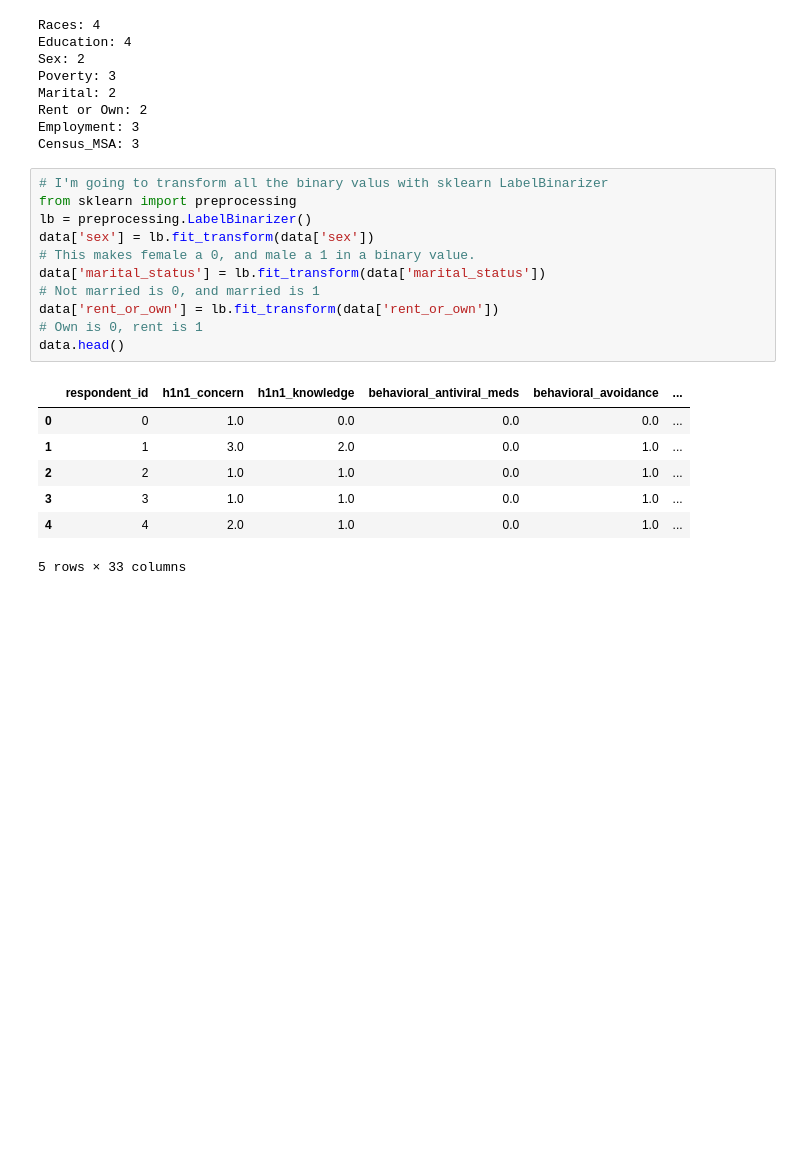
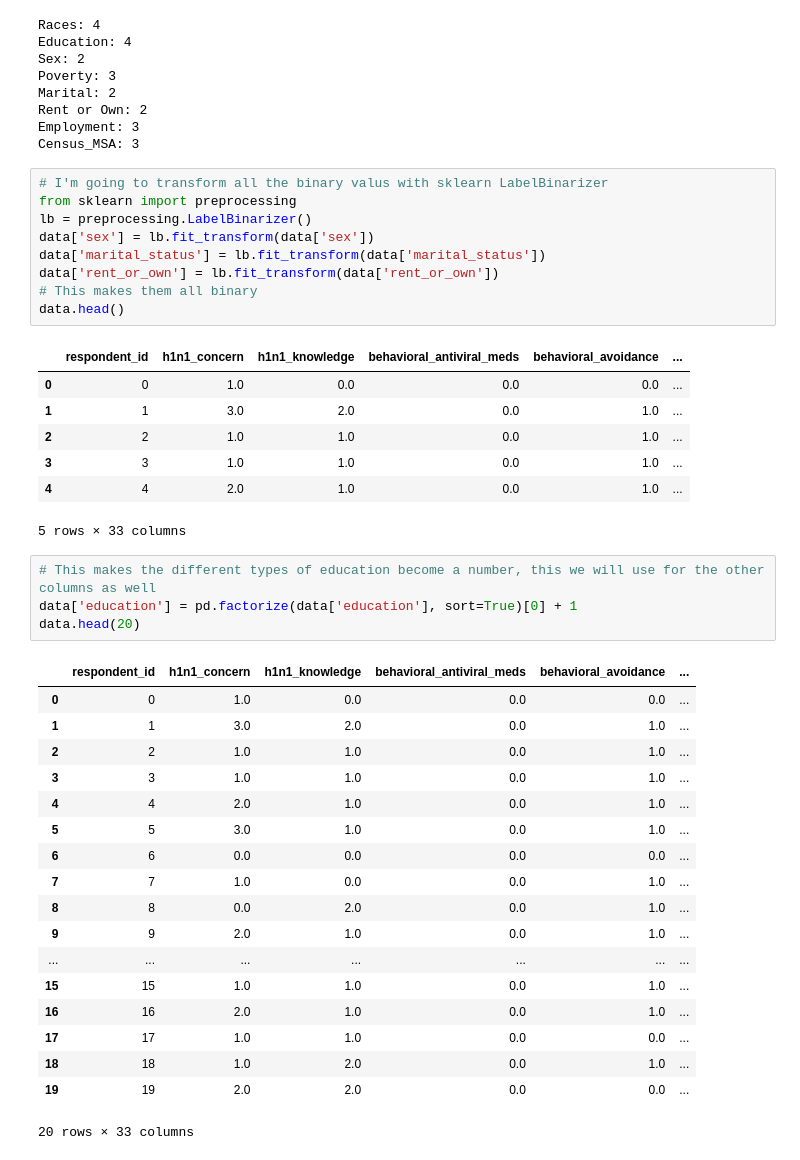
Before and after one commit to SergioManuelJob/FluShot-Learning, a Jupyter notebook: FluShot_Learning.ipynb, the cells around one changed output. Saved outputs shown, nothing was run; the diff lists cells and outputs as text; blank space fills up the shorter version.

```diff
--- a/FluShot_Learning.ipynb
+++ b/FluShot_Learning.ipynb
@@ -94,11 +156,9 @@ Census_MSA: 3
 from sklearn import preprocessing
 lb = preprocessing.LabelBinarizer()
 data['sex'] = lb.fit_transform(data['sex'])
-# This makes female a 0, and male a 1 in a binary value.
 data['marital_status'] = lb.fit_transform(data['marital_status'])
-# Not married is 0, and married is 1
 data['rent_or_own'] = lb.fit_transform(data['rent_or_own'])
-# Own is 0, rent is 1
+# This makes them all binary
 data.head()
 # %% [output]
 |  | respondent_id | h1n1_concern | h1n1_knowledge | behavioral_antiviral_meds | behavioral_avoidance | ... |
@@ -108,3 +168,26 @@ data.head()
 | 3 | 3 | 1.0 | 1.0 | 0.0 | 1.0 | ... |
 | 4 | 4 | 2.0 | 1.0 | 0.0 | 1.0 | ... |
 5 rows × 33 columns
+# %%
+# This makes the different types of education become a number, this we will use for the other columns as well
+data['education'] = pd.factorize(data['education'], sort=True)[0] + 1
+data.head(20)
+# %% [output]
+|  | respondent_id | h1n1_concern | h1n1_knowledge | behavioral_antiviral_meds | behavioral_avoidance | ... |
+| 0 | 0 | 1.0 | 0.0 | 0.0 | 0.0 | ... |
+| 1 | 1 | 3.0 | 2.0 | 0.0 | 1.0 | ... |
+| 2 | 2 | 1.0 | 1.0 | 0.0 | 1.0 | ... |
+| 3 | 3 | 1.0 | 1.0 | 0.0 | 1.0 | ... |
+| 4 | 4 | 2.0 | 1.0 | 0.0 | 1.0 | ... |
+| 5 | 5 | 3.0 | 1.0 | 0.0 | 1.0 | ... |
+| 6 | 6 | 0.0 | 0.0 | 0.0 | 0.0 | ... |
+| 7 | 7 | 1.0 | 0.0 | 0.0 | 1.0 | ... |
+| 8 | 8 | 0.0 | 2.0 | 0.0 | 1.0 | ... |
+| 9 | 9 | 2.0 | 1.0 | 0.0 | 1.0 | ... |
+| ... | ... | ... | ... | ... | ... | ... |
+| 15 | 15 | 1.0 | 1.0 | 0.0 | 1.0 | ... |
+| 16 | 16 | 2.0 | 1.0 | 0.0 | 1.0 | ... |
+| 17 | 17 | 1.0 | 1.0 | 0.0 | 0.0 | ... |
+| 18 | 18 | 1.0 | 2.0 | 0.0 | 1.0 | ... |
+| 19 | 19 | 2.0 | 2.0 | 0.0 | 0.0 | ... |
+20 rows × 33 columns
```
Also changed, not shown: parts of 6 cells of this notebook.
